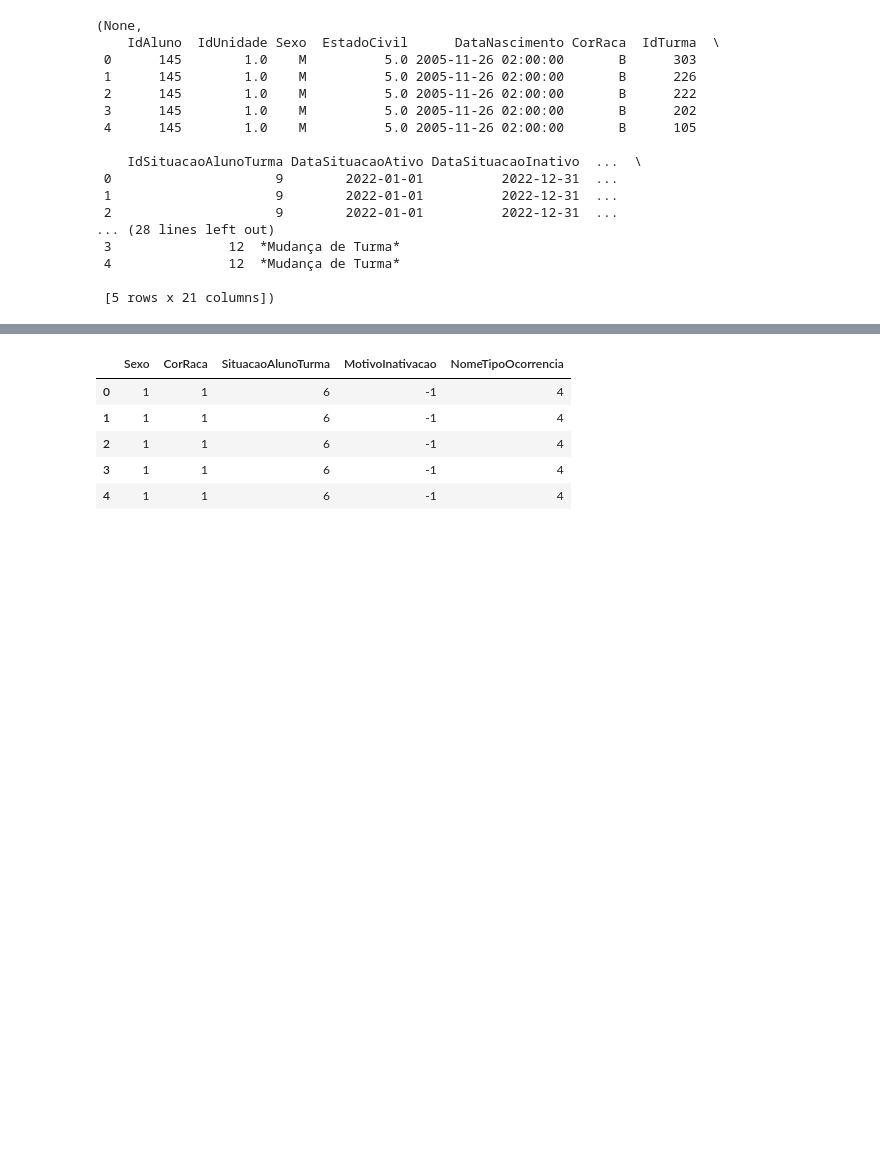
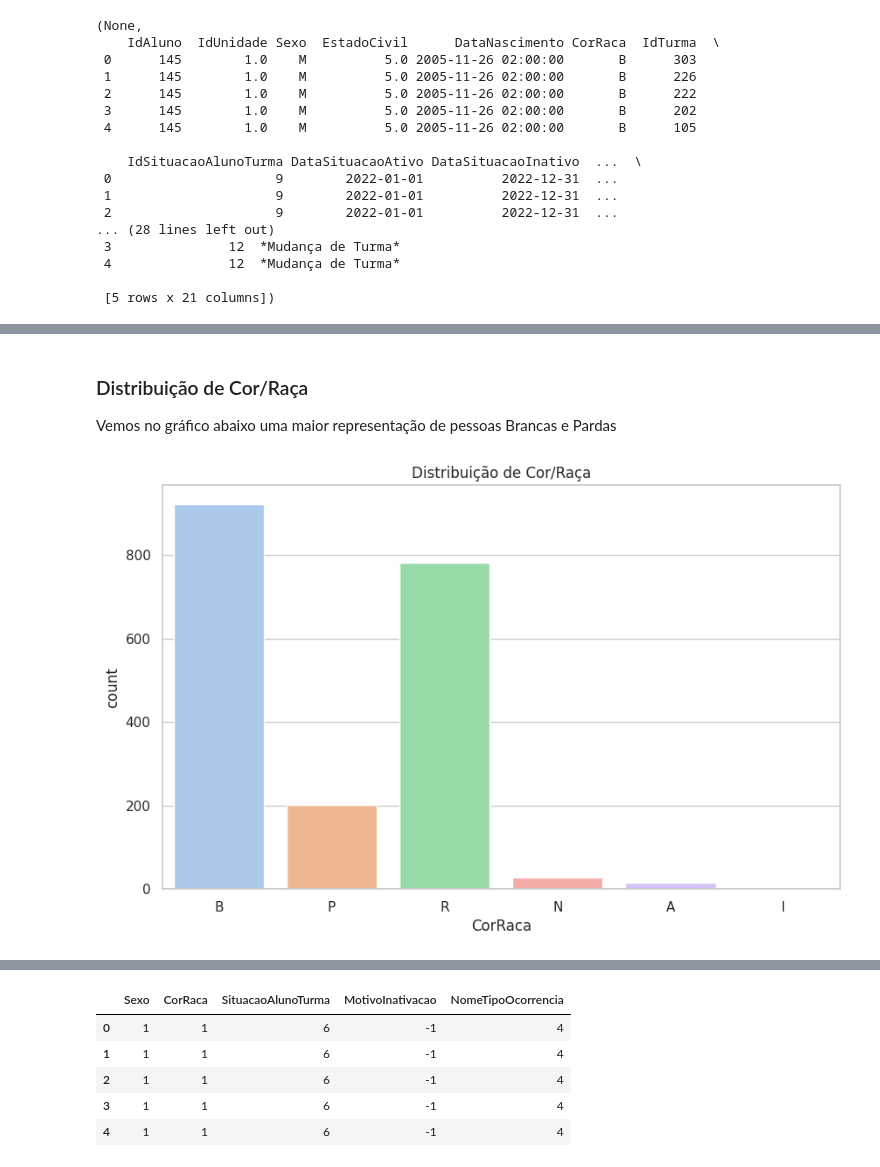
Before and after one commit to icarocarmona/DATATHON-2DTAT, a Jupyter notebook: notebooks/Construindo_modelo_1.ipynb, the cells around one changed output, grey strips where cells are left out. Cells and saved outputs as stored; diff of their text form; code cells hidden in the pictures; blank space fills up the shorter version.

```diff
--- a/notebooks/Construindo_modelo_1.ipynb
+++ b/notebooks/Construindo_modelo_1.ipynb
@@ -210,0 +199,11 @@ plt.show()
+# %% [markdown]
+### Distribuição de Cor/Raça
+Vemos no gráfico abaixo uma maior representação de pessoas Brancas e Pardas
+# %%
+# Distribuição de Cor/Raça
+plt.figure(figsize=(10, 6))
+sns.countplot(data=df_distinct, x='CorRaca', hue='CorRaca', palette="pastel")
+plt.title('Distribuição de Cor/Raça')
+plt.show()
+# %% [output]
+[figure, added]
```
Also changed, not shown: parts of 34 cells of this notebook, 14 other files.
